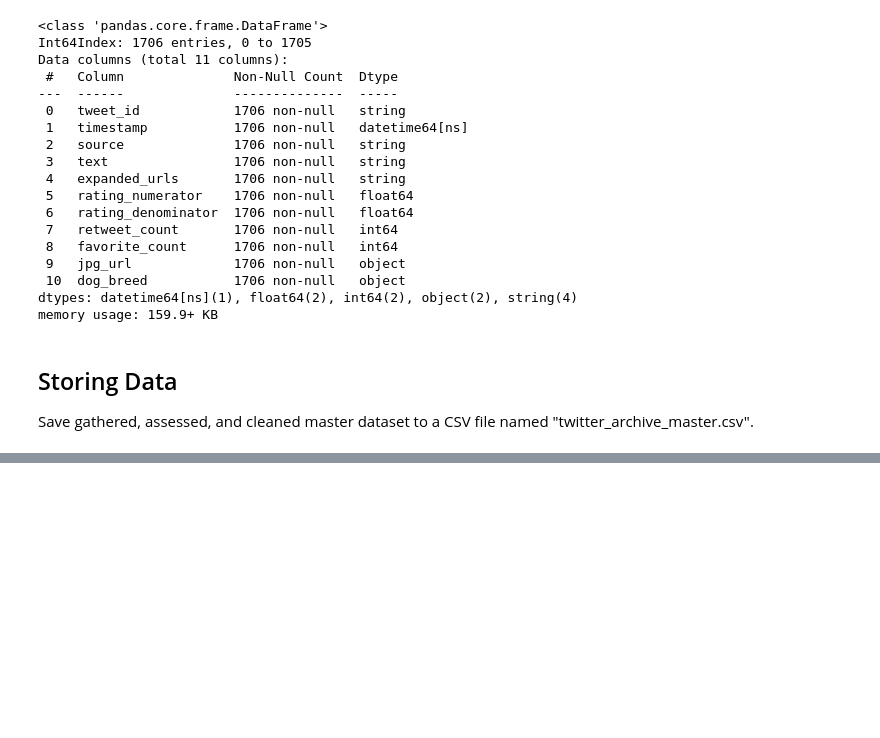
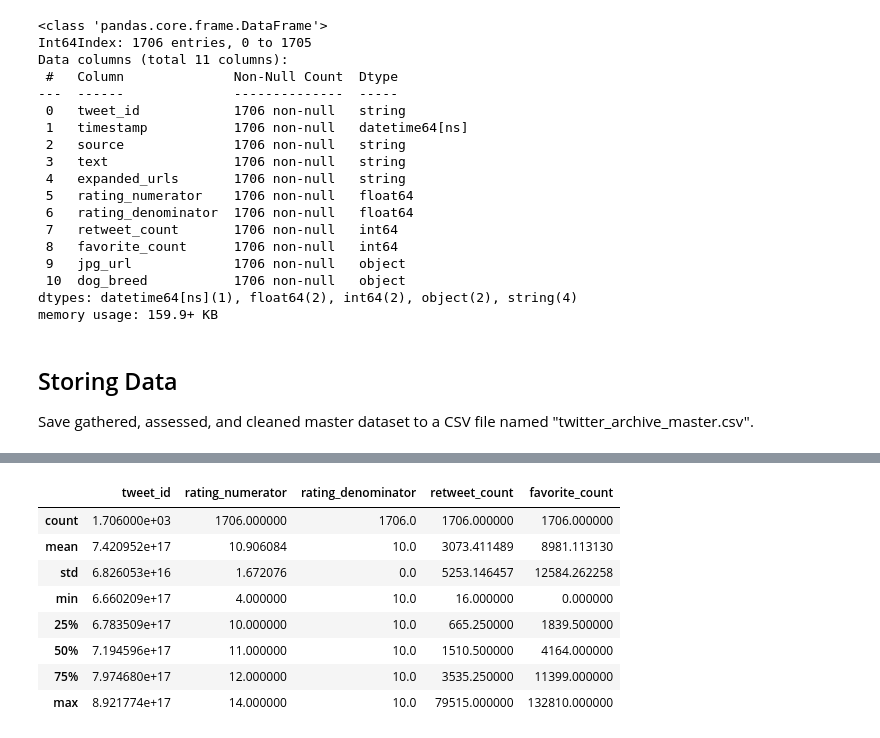
Before and after one commit to ArthurEzenwanne/wrangle-dataset-project, a Jupyter notebook: wrangle_report.ipynb, the cells around one changed output, grey strips where cells are left out. Cells and saved outputs as stored; diff of their text form; code cells hidden in the pictures; blank space fills up the shorter version.

```diff
--- a/wrangle_report.ipynb
+++ b/wrangle_report.ipynb
@@ -923,0 +935,12 @@ df_archive_copy.to_csv('twitter_archive_master.csv', index=False)
+# %%
+df.describe()
+# %% [output]
+|  | tweet_id | rating_numerator | rating_denominator | retweet_count | favorite_count |
+| count | 1.706000e+03 | 1706.000000 | 1706.0 | 1706.000000 | 1706.000000 |
+| mean | 7.420952e+17 | 10.906084 | 10.0 | 3073.411489 | 8981.113130 |
+| std | 6.826053e+16 | 1.672076 | 0.0 | 5253.146457 | 12584.262258 |
+| min | 6.660209e+17 | 4.000000 | 10.0 | 16.000000 | 0.000000 |
+| 25% | 6.783509e+17 | 10.000000 | 10.0 | 665.250000 | 1839.500000 |
+| 50% | 7.194596e+17 | 11.000000 | 10.0 | 1510.500000 | 4164.000000 |
+| 75% | 7.974680e+17 | 12.000000 | 10.0 | 3535.250000 | 11399.000000 |
+| max | 8.921774e+17 | 14.000000 | 10.0 | 79515.000000 | 132810.000000 |
```
Also changed, not shown: parts of 12 cells of this notebook.
